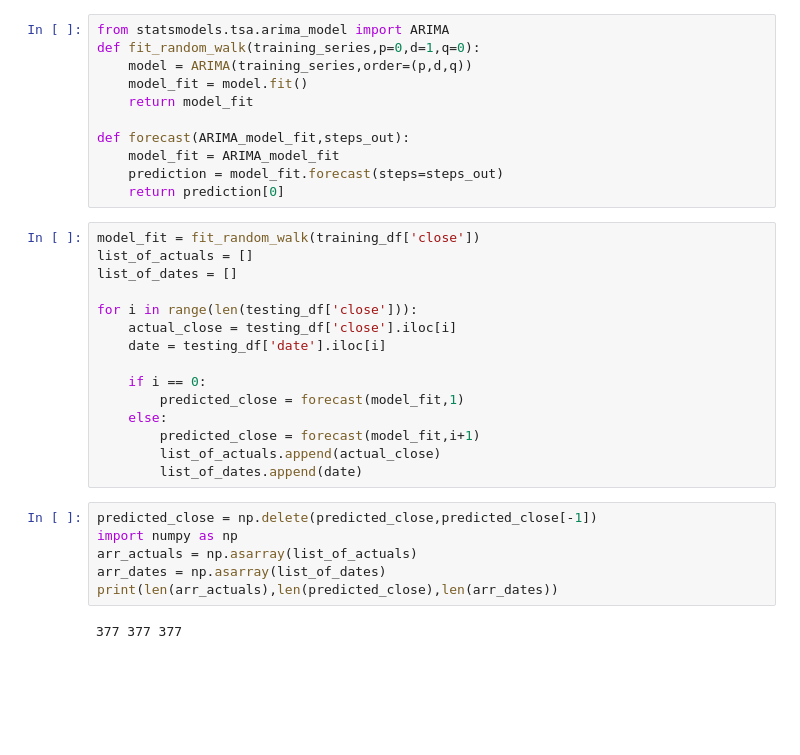
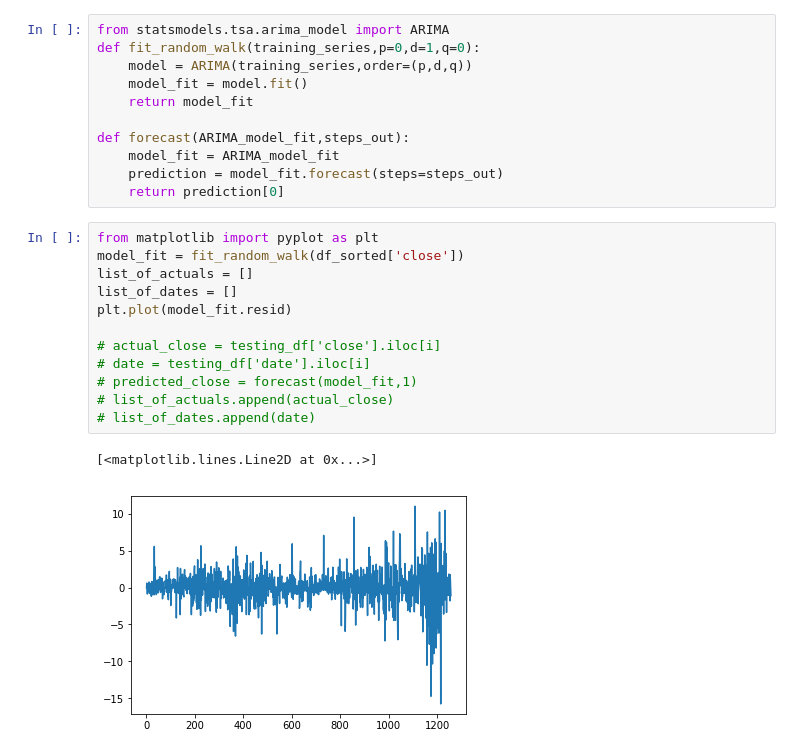
Before and after one commit to Isaaclin007/AutoAlpha, a Jupyter notebook: DataMod.ipynb, the cells around one changed output. Drawn from its saved outputs; the diff is of its cells as text; blank space fills up the shorter version.

Commit message:
added residual, autocorrelation, etc

```diff
--- a/DataMod.ipynb
+++ b/DataMod.ipynb
@@ -79,25 +79,17 @@ def forecast(ARIMA_model_fit,steps_out):
     prediction = model_fit.forecast(steps=steps_out)
     return prediction[0]
 # %%
-model_fit = fit_random_walk(training_df['close'])
+from matplotlib import pyplot as plt
+model_fit = fit_random_walk(df_sorted['close'])
 list_of_actuals = []
 list_of_dates = []
+plt.plot(model_fit.resid)
 
-for i in range(len(testing_df['close'])):
-    actual_close = testing_df['close'].iloc[i]
-    date = testing_df['date'].iloc[i]
-
-    if i == 0:
-        predicted_close = forecast(model_fit,1)
-    else:
-        predicted_close = forecast(model_fit,i+1)
-        list_of_actuals.append(actual_close)
-        list_of_dates.append(date)
+# actual_close = testing_df['close'].iloc[i]
+# date = testing_df['date'].iloc[i]
+# predicted_close = forecast(model_fit,1)
+# list_of_actuals.append(actual_close)
+# list_of_dates.append(date)
+# %% [output]
+[<matplotlib.lines.Line2D at 0x...>]
+[figure, added]
-# %%
-predicted_close = np.delete(predicted_close,predicted_close[-1])
-import numpy as np
-arr_actuals = np.asarray(list_of_actuals)
-arr_dates = np.asarray(list_of_dates)
-print(len(arr_actuals),len(predicted_close),len(arr_dates))
-# %% [output]
-377 377 377
```
Also changed, not shown: parts of 3 cells of this notebook.
